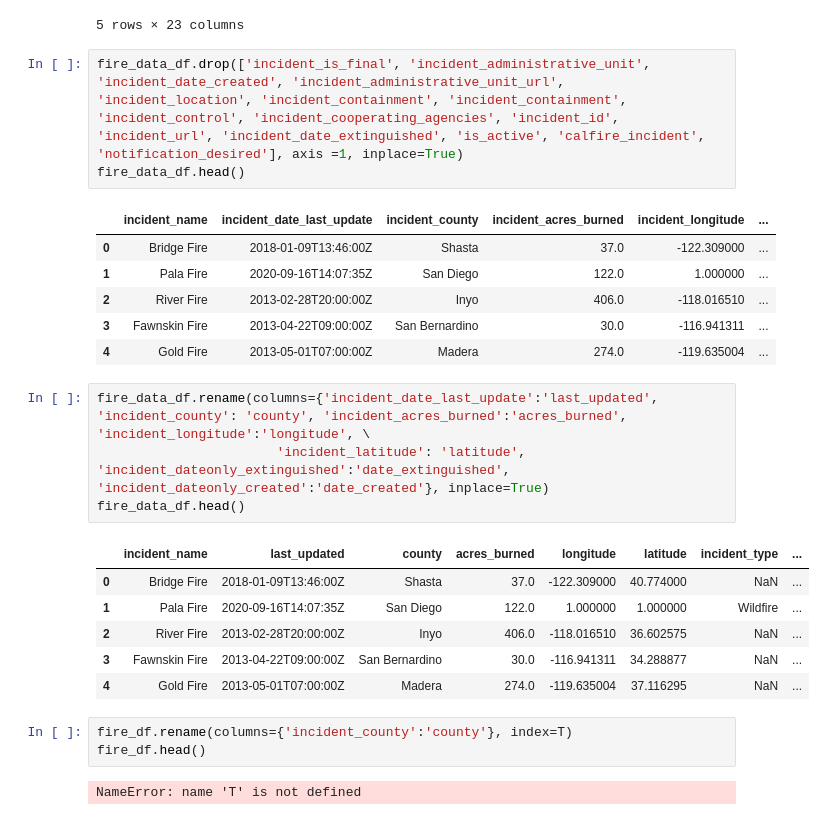
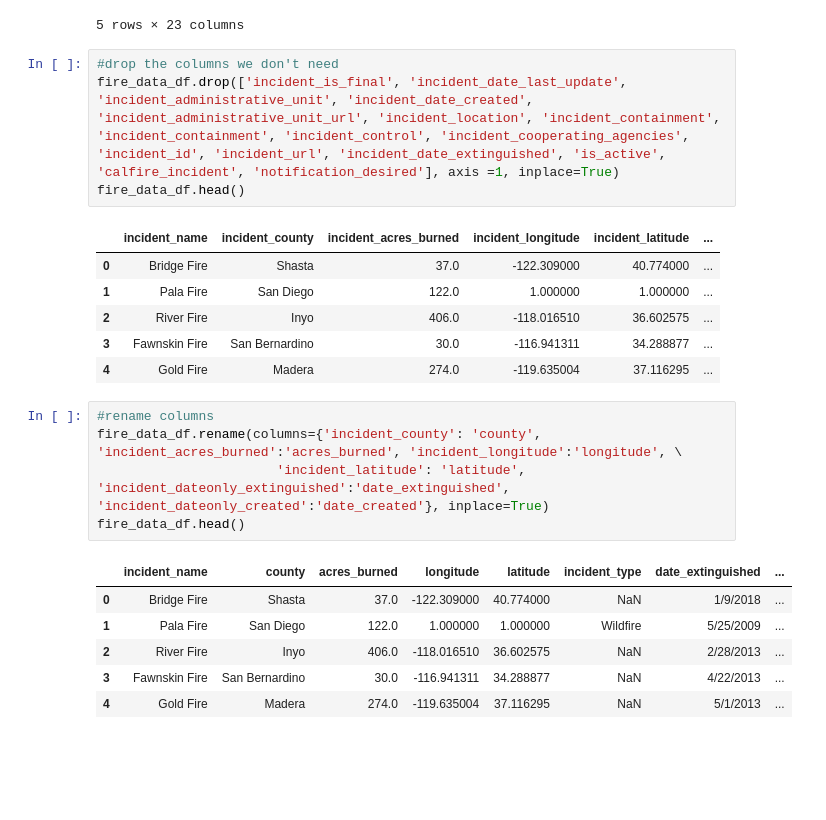
Before and after one commit to kehull/Project-2, a Jupyter notebook: Project_2.ipynb, the cells around one changed output. Cells and saved outputs as stored; diff of their text form; blank space fills up the shorter version.

Commit message:
finishing cleaning data, working on sql

```diff
--- a/Project_2.ipynb
+++ b/Project_2.ipynb
@@ -25,28 +25,25 @@ fire_data_df.head()
 | 4 | Gold Fire | True | 2013-05-01T07:00:00Z | 2013-04-30T12:59:00Z | CAL FIRE Madera-Mariposa-Merced Unit | ... |
 5 rows × 23 columns
 # %%
-fire_data_df.drop(['incident_is_final', 'incident_administrative_unit', 'incident_date_created', 'incident_administrative_unit_url', 'incident_location', 'incident_containment', 'incident_containment', 'incident_control', 'incident_cooperating_agencies', 'incident_id', 'incident_url', 'incident_date_extinguished', 'is_active', 'calfire_incident', 'notification_desired'], axis =1, inplace=True)
+#drop the columns we don't need
+fire_data_df.drop(['incident_is_final', 'incident_date_last_update', 'incident_administrative_unit', 'incident_date_created', 'incident_administrative_unit_url', 'incident_location', 'incident_containment', 'incident_containment', 'incident_control', 'incident_cooperating_agencies', 'incident_id', 'incident_url', 'incident_date_extinguished', 'is_active', 'calfire_incident', 'notification_desired'], axis =1, inplace=True)
 fire_data_df.head()
 # %% [output]
-|  | incident_name | incident_date_last_update | incident_county | incident_acres_burned | incident_longitude | ... |
-| 0 | Bridge Fire | 2018-01-09T13:46:00Z | Shasta | 37.0 | -122.309000 | ... |
-| 1 | Pala Fire | 2020-09-16T14:07:35Z | San Diego | 122.0 | 1.000000 | ... |
-| 2 | River Fire | 2013-02-28T20:00:00Z | Inyo | 406.0 | -118.016510 | ... |
-| 3 | Fawnskin Fire | 2013-04-22T09:00:00Z | San Bernardino | 30.0 | -116.941311 | ... |
-| 4 | Gold Fire | 2013-05-01T07:00:00Z | Madera | 274.0 | -119.635004 | ... |
+|  | incident_name | incident_county | incident_acres_burned | incident_longitude | incident_latitude | ... |
+| 0 | Bridge Fire | Shasta | 37.0 | -122.309000 | 40.774000 | ... |
+| 1 | Pala Fire | San Diego | 122.0 | 1.000000 | 1.000000 | ... |
+| 2 | River Fire | Inyo | 406.0 | -118.016510 | 36.602575 | ... |
+| 3 | Fawnskin Fire | San Bernardino | 30.0 | -116.941311 | 34.288877 | ... |
+| 4 | Gold Fire | Madera | 274.0 | -119.635004 | 37.116295 | ... |
 # %%
-fire_data_df.rename(columns={'incident_date_last_update':'last_updated', 'incident_county': 'county', 'incident_acres_burned':'acres_burned', 'incident_longitude':'longitude', \
+#rename columns
+fire_data_df.rename(columns={'incident_county': 'county', 'incident_acres_burned':'acres_burned', 'incident_longitude':'longitude', \
                        'incident_latitude': 'latitude', 'incident_dateonly_extinguished':'date_extinguished', 'incident_dateonly_created':'date_created'}, inplace=True)
 fire_data_df.head()
 # %% [output]
-|  | incident_name | last_updated | county | acres_burned | longitude | latitude | incident_type | ... |
-| 0 | Bridge Fire | 2018-01-09T13:46:00Z | Shasta | 37.0 | -122.309000 | 40.774000 | NaN | ... |
-| 1 | Pala Fire | 2020-09-16T14:07:35Z | San Diego | 122.0 | 1.000000 | 1.000000 | Wildfire | ... |
-| 2 | River Fire | 2013-02-28T20:00:00Z | Inyo | 406.0 | -118.016510 | 36.602575 | NaN | ... |
-| 3 | Fawnskin Fire | 2013-04-22T09:00:00Z | San Bernardino | 30.0 | -116.941311 | 34.288877 | NaN | ... |
-| 4 | Gold Fire | 2013-05-01T07:00:00Z | Madera | 274.0 | -119.635004 | 37.116295 | NaN | ... |
+|  | incident_name | county | acres_burned | longitude | latitude | incident_type | date_extinguished | ... |
+| 0 | Bridge Fire | Shasta | 37.0 | -122.309000 | 40.774000 | NaN | 1/9/2018 | ... |
+| 1 | Pala Fire | San Diego | 122.0 | 1.000000 | 1.000000 | Wildfire | 5/25/2009 | ... |
+| 2 | River Fire | Inyo | 406.0 | -118.016510 | 36.602575 | NaN | 2/28/2013 | ... |
+| 3 | Fawnskin Fire | San Bernardino | 30.0 | -116.941311 | 34.288877 | NaN | 4/22/2013 | ... |
+| 4 | Gold Fire | Madera | 274.0 | -119.635004 | 37.116295 | NaN | 5/1/2013 | ... |
-# %%
-fire_df.rename(columns={'incident_county':'county'}, index=T)
-fire_df.head()
-# %% [output]
-NameError: name 'T' is not defined
```
Also changed, not shown: parts of 6 cells of this notebook, 1 other file.
